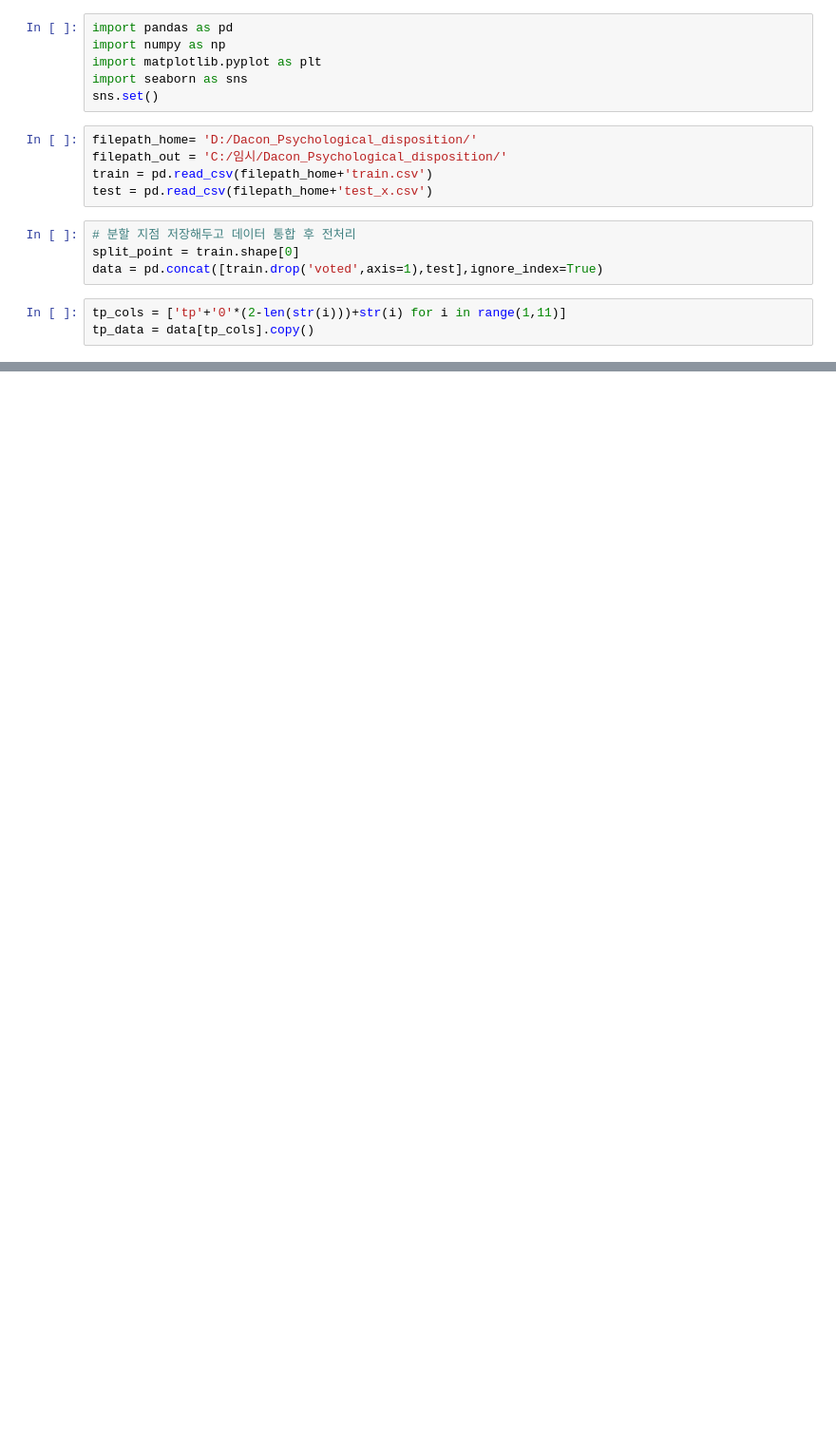
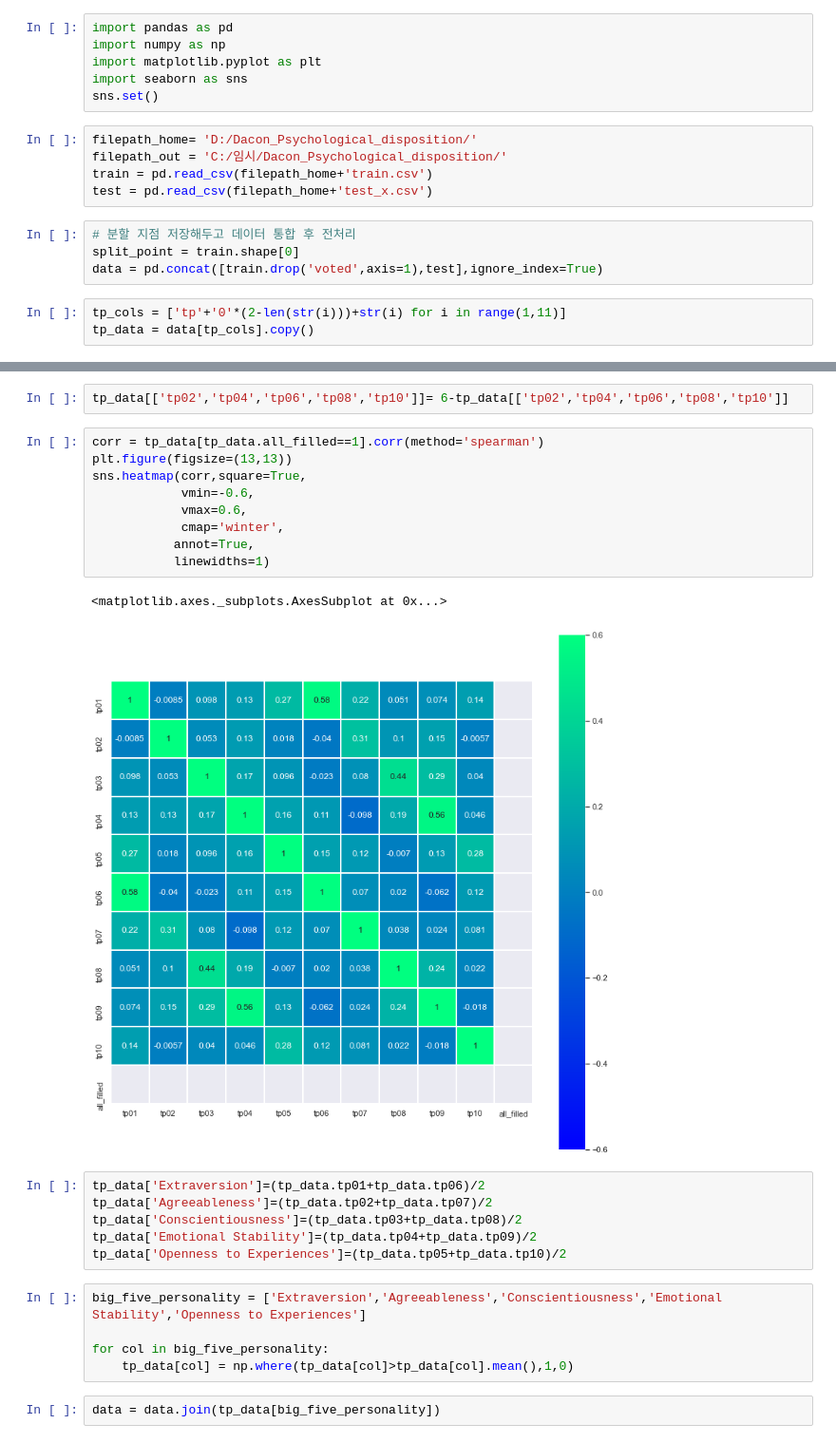
Before and after one commit to ineed-coffee/vote_prediction_from_Machiavellism_test, a Jupyter notebook: EDA/na/tpNA.ipynb, the cells around one changed output, grey strips where cells are left out. Shown: that part at 95% size. Saved outputs shown, nothing was run; the diff lists cells and outputs as text; blank space fills up the shorter version.

```diff
--- a/EDA/na/tpNA.ipynb
+++ b/EDA/na/tpNA.ipynb
@@ -38,0 +41,27 @@ tp_data.all_filled.sum()
+# %%
+tp_data[['tp02','tp04','tp06','tp08','tp10']]= 6-tp_data[['tp02','tp04','tp06','tp08','tp10']]
+# %%
+corr = tp_data[tp_data.all_filled==1].corr(method='spearman')
+plt.figure(figsize=(13,13))
+sns.heatmap(corr,square=True,
+            vmin=-0.6,
+            vmax=0.6,
+            cmap='winter',
+           annot=True,
+           linewidths=1)
+# %% [output]
+<matplotlib.axes._subplots.AxesSubplot at 0x...>
+[figure, added]
+# %%
+tp_data['Extraversion']=(tp_data.tp01+tp_data.tp06)/2
+tp_data['Agreeableness']=(tp_data.tp02+tp_data.tp07)/2
+tp_data['Conscientiousness']=(tp_data.tp03+tp_data.tp08)/2
+tp_data['Emotional Stability']=(tp_data.tp04+tp_data.tp09)/2
+tp_data['Openness to Experiences']=(tp_data.tp05+tp_data.tp10)/2
+# %%
+big_five_personality = ['Extraversion','Agreeableness','Conscientiousness','Emotional Stability','Openness to Experiences']
+
+for col in big_five_personality:
+    tp_data[col] = np.where(tp_data[col]>tp_data[col].mean(),1,0)
+# %%
+data = data.join(tp_data[big_five_personality])
```
Also changed, not shown: parts of 24 cells of this notebook.
